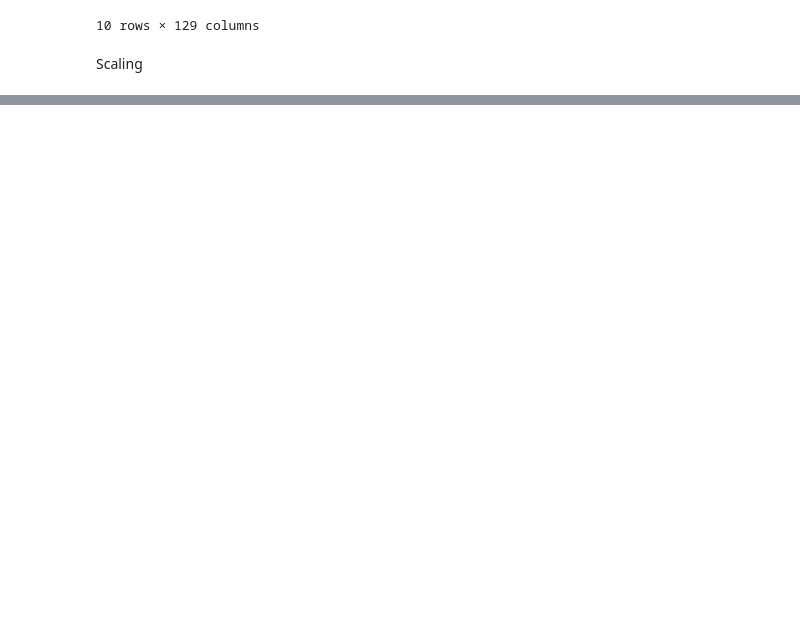
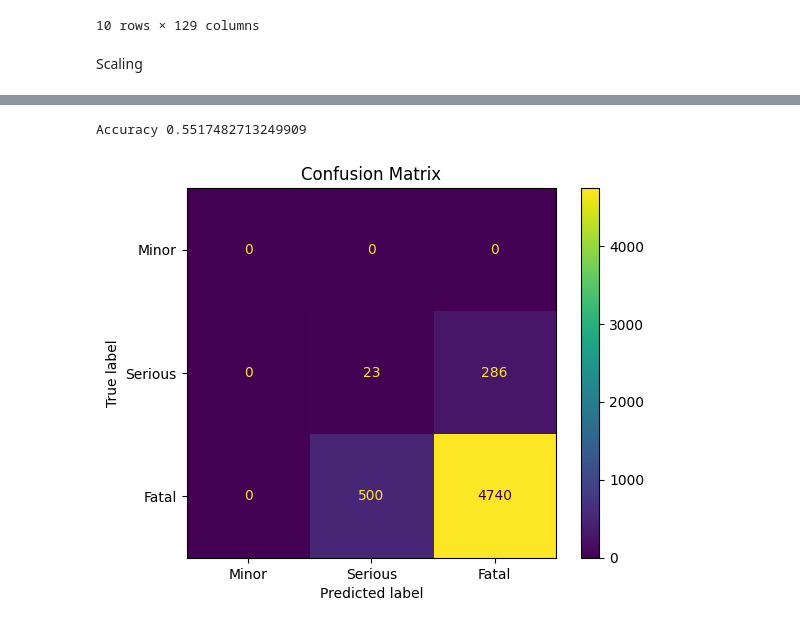
Before and after one commit to FuriousFist/Victorian-Accident-Analysis, a Jupyter notebook: code/proj2MaxPreprocessing.ipynb, the cells around one changed output, grey strips where cells are left out. Drawn from its saved outputs; the diff is of its cells as text; code cells hidden in the pictures; blank space fills up the shorter version.

```diff
--- a/code/proj2MaxPreprocessing.ipynb
+++ b/code/proj2MaxPreprocessing.ipynb
@@ -260,0 +316,22 @@ X_scaled = pd.DataFrame(X_scaled, columns=X.columns, index=X.index)
+# %%
+
+
+knn = KNeighborsClassifier(n_neighbors=29, weights='distance')  # You can tune this later
+knn.fit(X_train_balanced, y_train_balanced)
+
+y_pred = knn.predict(X_test)
+
+# Print metrics
+accuracy = knn.score(X_test, y_test)
+print('Accuracy', accuracy)
+
+cm = confusion_matrix(y_test, y_pred, labels=[0, 1, 2])
+disp = ConfusionMatrixDisplay(confusion_matrix=cm, display_labels=["Minor", "Serious", "Fatal"])
+
+disp.plot()
+
+plt.title("Confusion Matrix")
+plt.show()
+# %% [output]
+Accuracy 0.5517482713249909
+[figure, added]
```
Also changed, not shown: parts of 6 cells of this notebook, 2 other files.
